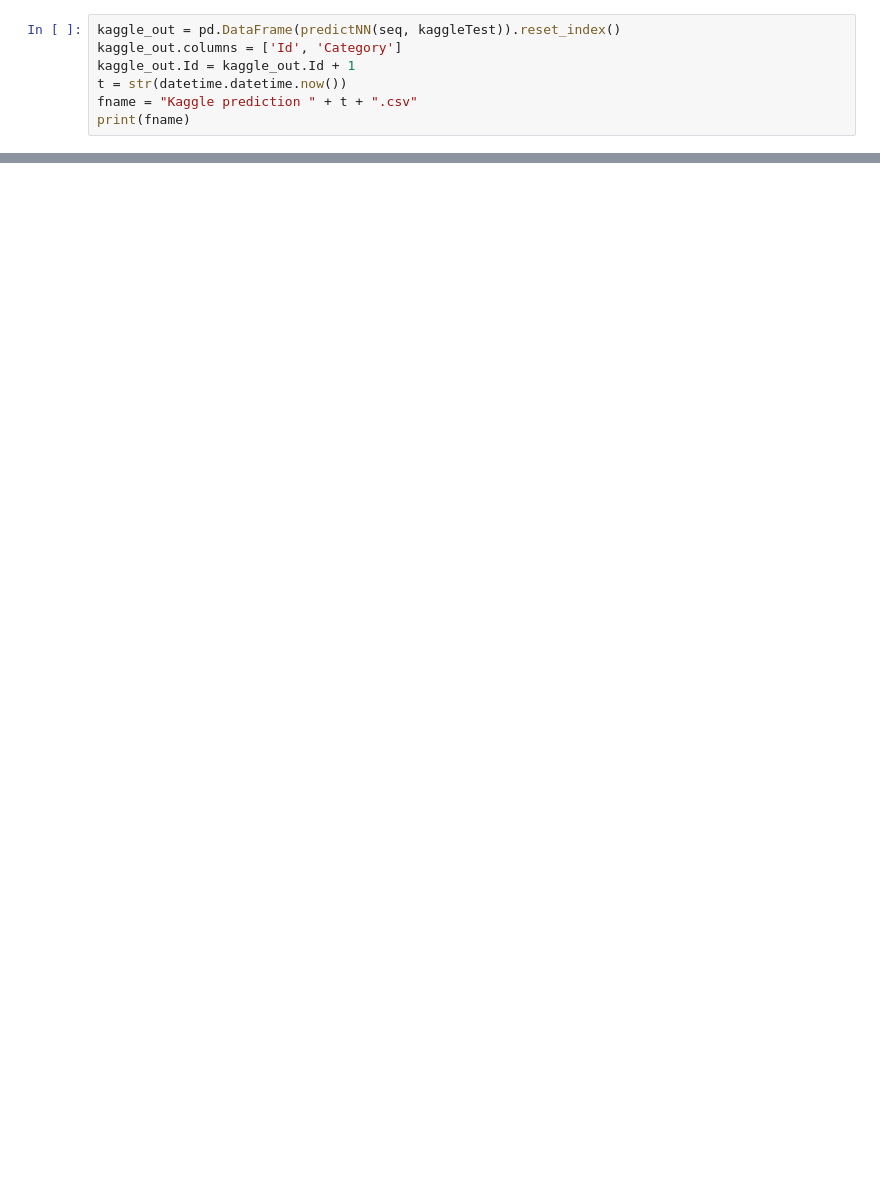
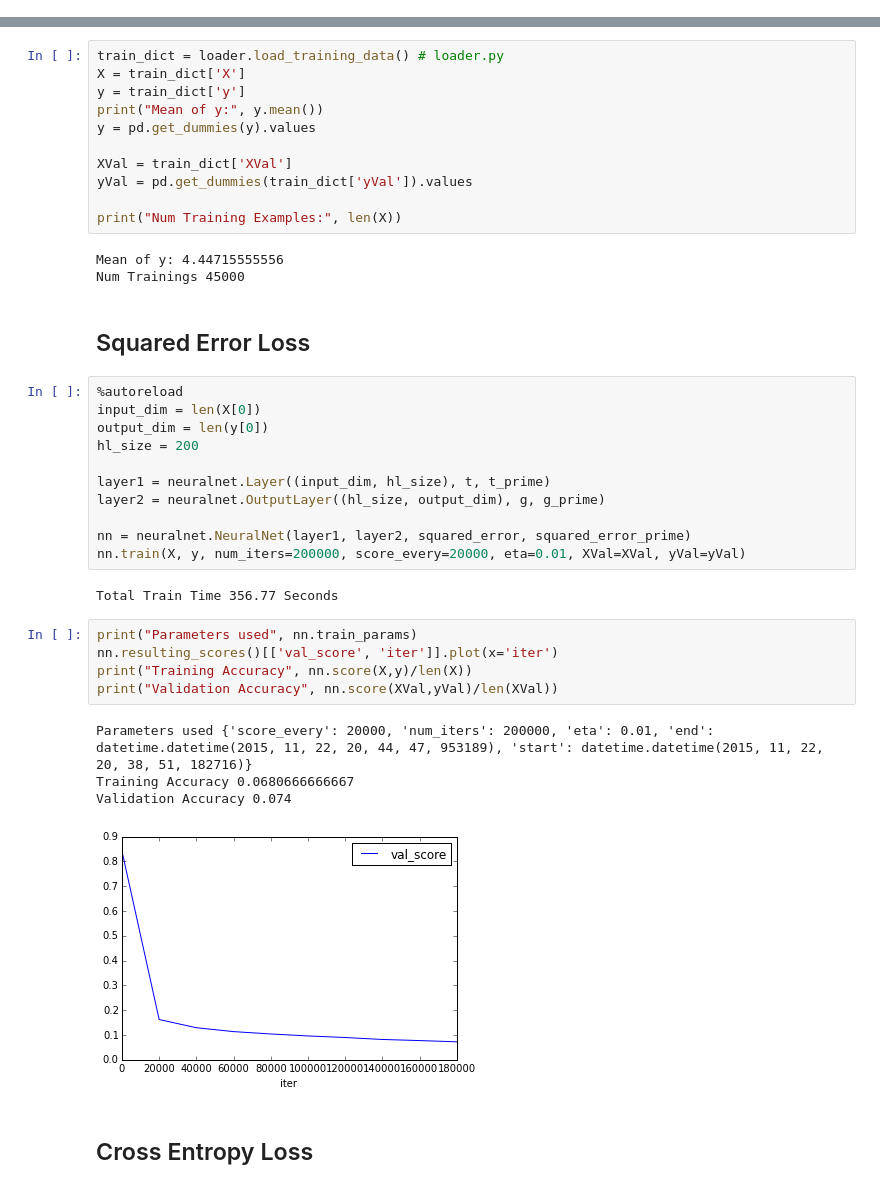
Before and after one commit to bllchmbrs/ml289, a Jupyter notebook: hw6/hw6-25912237.ipynb, the cells around one changed output, grey strips where cells are left out. Drawn from its saved outputs; the diff is of its cells as text; blank space fills up the shorter version.

```diff
--- a/hw6/hw6-25912237.ipynb
+++ b/hw6/hw6-25912237.ipynb
@@ -208,7 +18,0 @@ KeyboardInterrupt:
-# %%
-kaggle_out = pd.DataFrame(predictNN(seq, kaggleTest)).reset_index()
-kaggle_out.columns = ['Id', 'Category']
-kaggle_out.Id = kaggle_out.Id + 1
-t = str(datetime.datetime.now())
-fname = "Kaggle prediction " + t + ".csv"
-print(fname)
@@ -250,0 +132,41 @@ g_der(5)
+# %%
+train_dict = loader.load_training_data() # loader.py
+X = train_dict['X']
+y = train_dict['y']
+print("Mean of y:", y.mean())
+y = pd.get_dummies(y).values
+
+XVal = train_dict['XVal']
+yVal = pd.get_dummies(train_dict['yVal']).values
+
+print("Num Training Examples:", len(X))
+# %% [output]
+Mean of y: 4.44715555556
+Num Trainings 45000
+# %% [markdown]
+## Squared Error Loss
+# %%
+%autoreload
+input_dim = len(X[0])
+output_dim = len(y[0])
+hl_size = 200
+
+layer1 = neuralnet.Layer((input_dim, hl_size), t, t_prime)
+layer2 = neuralnet.OutputLayer((hl_size, output_dim), g, g_prime)
+
+nn = neuralnet.NeuralNet(layer1, layer2, squared_error, squared_error_prime)
+nn.train(X, y, num_iters=200000, score_every=20000, eta=0.01, XVal=XVal, yVal=yVal)
+# %% [output]
+Total Train Time 356.77 Seconds
+# %%
+print("Parameters used", nn.train_params)
+nn.resulting_scores()[['val_score', 'iter']].plot(x='iter')
+print("Training Accuracy", nn.score(X,y)/len(X))
+print("Validation Accuracy", nn.score(XVal,yVal)/len(XVal))
+# %% [output]
+Parameters used {'score_every': 20000, 'num_iters': 200000, 'eta': 0.01, 'end': datetime.datetime(2015, 11, 22, 20, 44, 47, 953189), 'start': datetime.datetime(2015, 11, 22, 20, 38, 51, 182716)}
+Training Accuracy 0.0680666666667
+Validation Accuracy 0.074
+[figure, added]
+# %% [markdown]
+## Cross Entropy Loss
```
Also changed, not shown: parts of 18 cells of this notebook, 6 other files.
